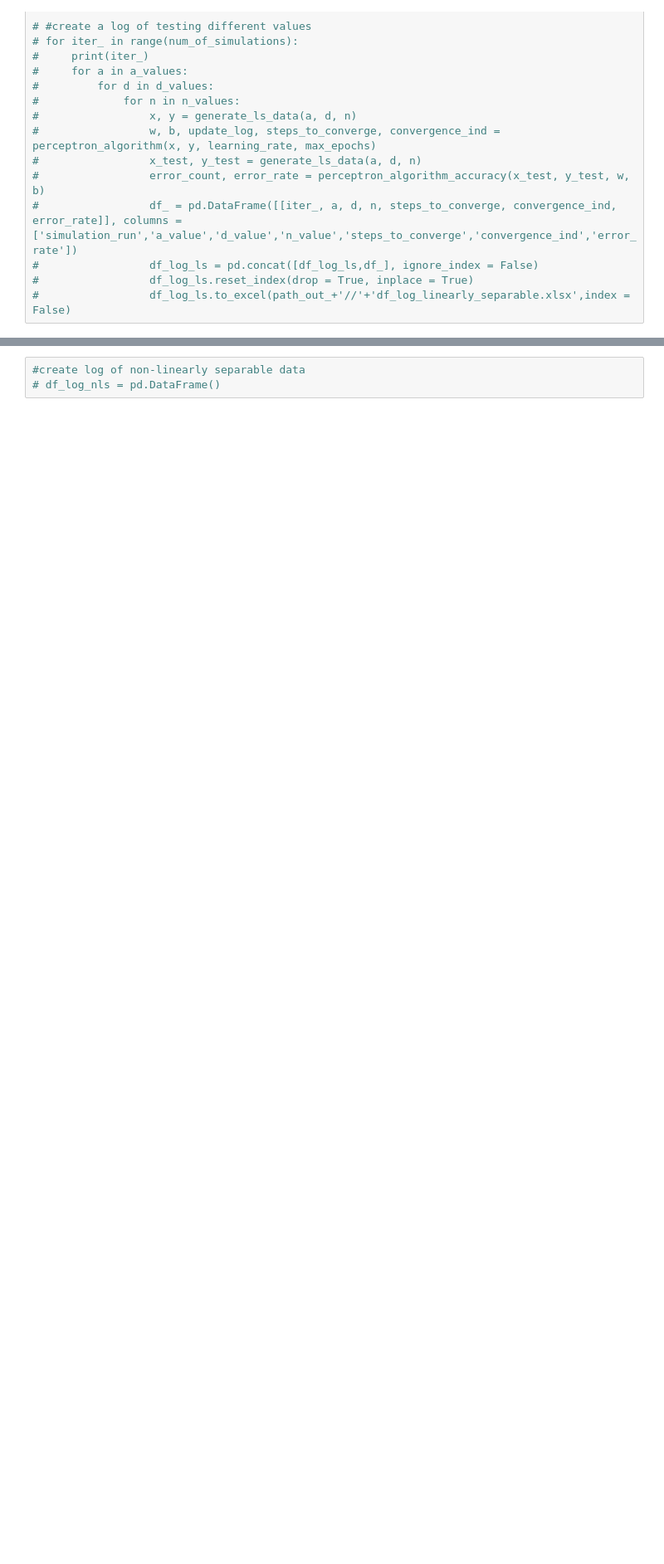
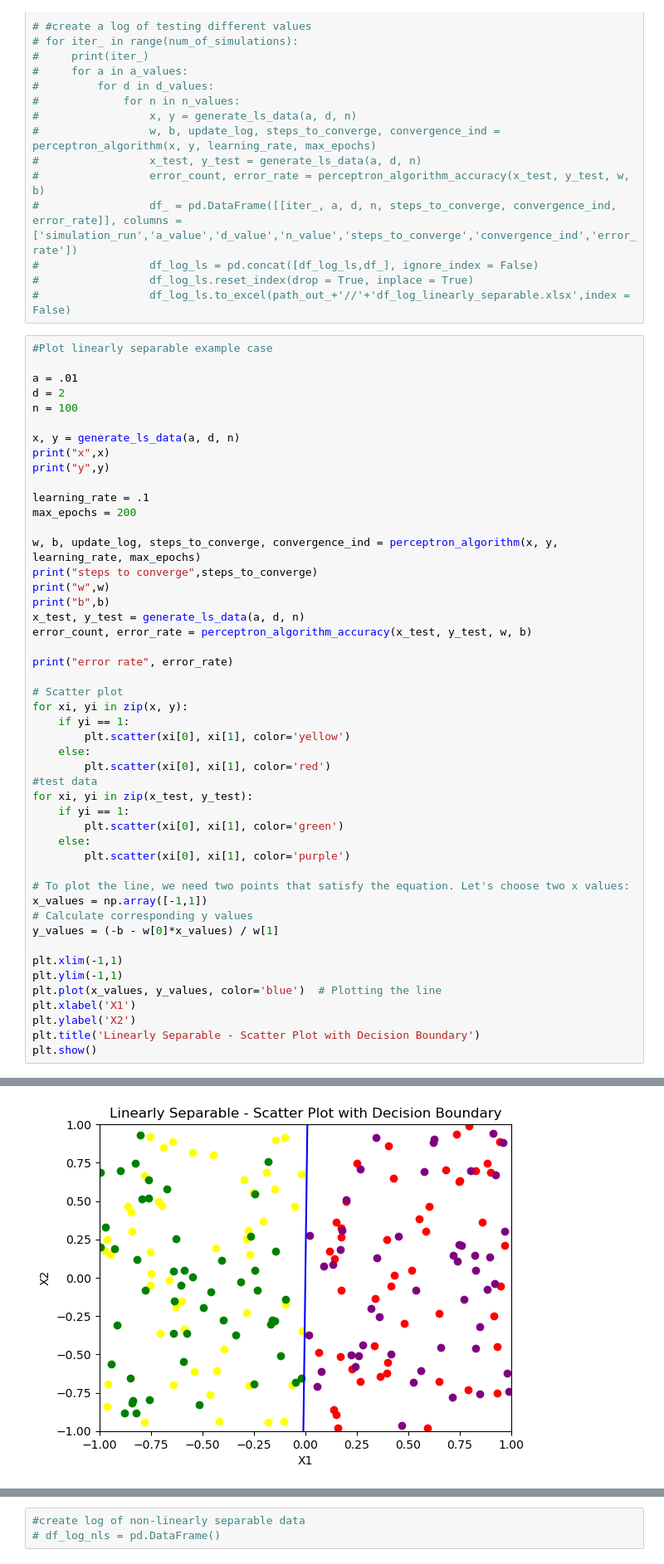
Before and after one commit to claricemottet/GaborML_problem10, a Jupyter notebook: GaborML_problem10_CM.ipynb, the cells around one changed output, grey strips where cells are left out. Shown at 83% size. Saved outputs shown, nothing was run; the diff lists cells and outputs as text; blank space fills up the shorter version.

```diff
--- a/GaborML_problem10_CM.ipynb
+++ b/GaborML_problem10_CM.ipynb
@@ -147,3 +163,52 @@ def perceptron_algorithm_accuracy(x_test, y_test, w, b):
 #                 df_log_ls = pd.concat([df_log_ls,df_], ignore_index = False)
 #                 df_log_ls.reset_index(drop = True, inplace = True)
 #                 df_log_ls.to_excel(path_out_+'//'+'df_log_linearly_separable.xlsx',index = False)
+# %%
+#Plot linearly separable example case
+
+a = .01
+d = 2
+n = 100
+
+x, y = generate_ls_data(a, d, n)
+print("x",x)
+print("y",y)
+
+learning_rate = .1
+max_epochs = 200
+
+w, b, update_log, steps_to_converge, convergence_ind = perceptron_algorithm(x, y, learning_rate, max_epochs)
+print("steps to converge",steps_to_converge)
+print("w",w)
+print("b",b)
+x_test, y_test = generate_ls_data(a, d, n)
+error_count, error_rate = perceptron_algorithm_accuracy(x_test, y_test, w, b)
+
+print("error rate", error_rate)
+
+# Scatter plot
+for xi, yi in zip(x, y):
+    if yi == 1:
+        plt.scatter(xi[0], xi[1], color='yellow')
+    else:
+        plt.scatter(xi[0], xi[1], color='red')
+#test data
+for xi, yi in zip(x_test, y_test):
+    if yi == 1:
+        plt.scatter(xi[0], xi[1], color='green')
+    else:
+        plt.scatter(xi[0], xi[1], color='purple')
+
+# To plot the line, we need two points that satisfy the equation. Let's choose two x values:
+x_values = np.array([-1,1])
+# Calculate corresponding y values
+y_values = (-b - w[0]*x_values) / w[1]
+
+plt.xlim(-1,1)
+plt.ylim(-1,1)
+plt.plot(x_values, y_values, color='blue')  # Plotting the line
+plt.xlabel('X1')
+plt.ylabel('X2')
+plt.title('Linearly Separable - Scatter Plot with Decision Boundary')
+plt.show()
+# %% [output]
@@ -149,0 +221 @@ def perceptron_algorithm_accuracy(x_test, y_test, w, b):
+[figure, added]
```
Also changed, not shown: parts of 9 cells of this notebook, 2 other files.
